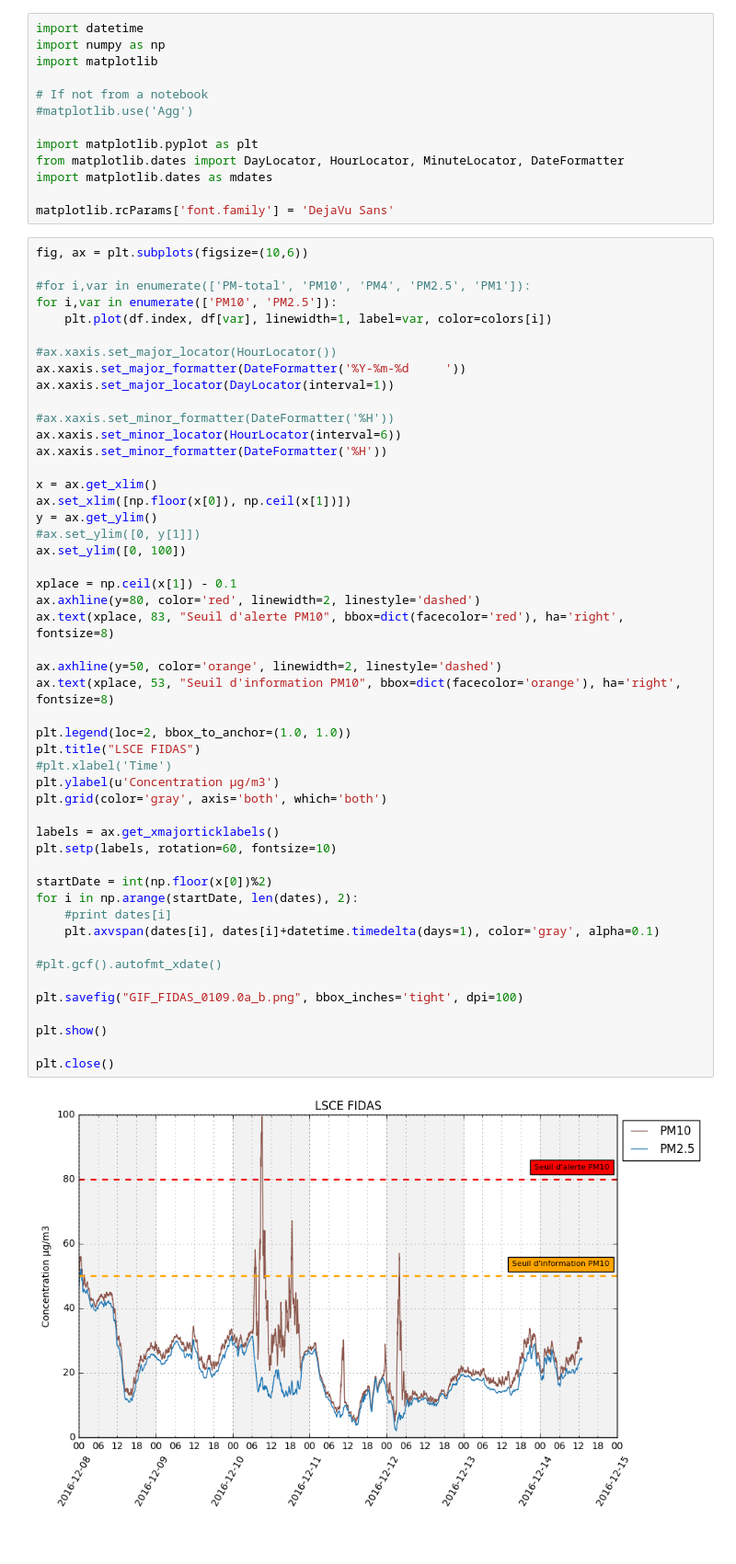
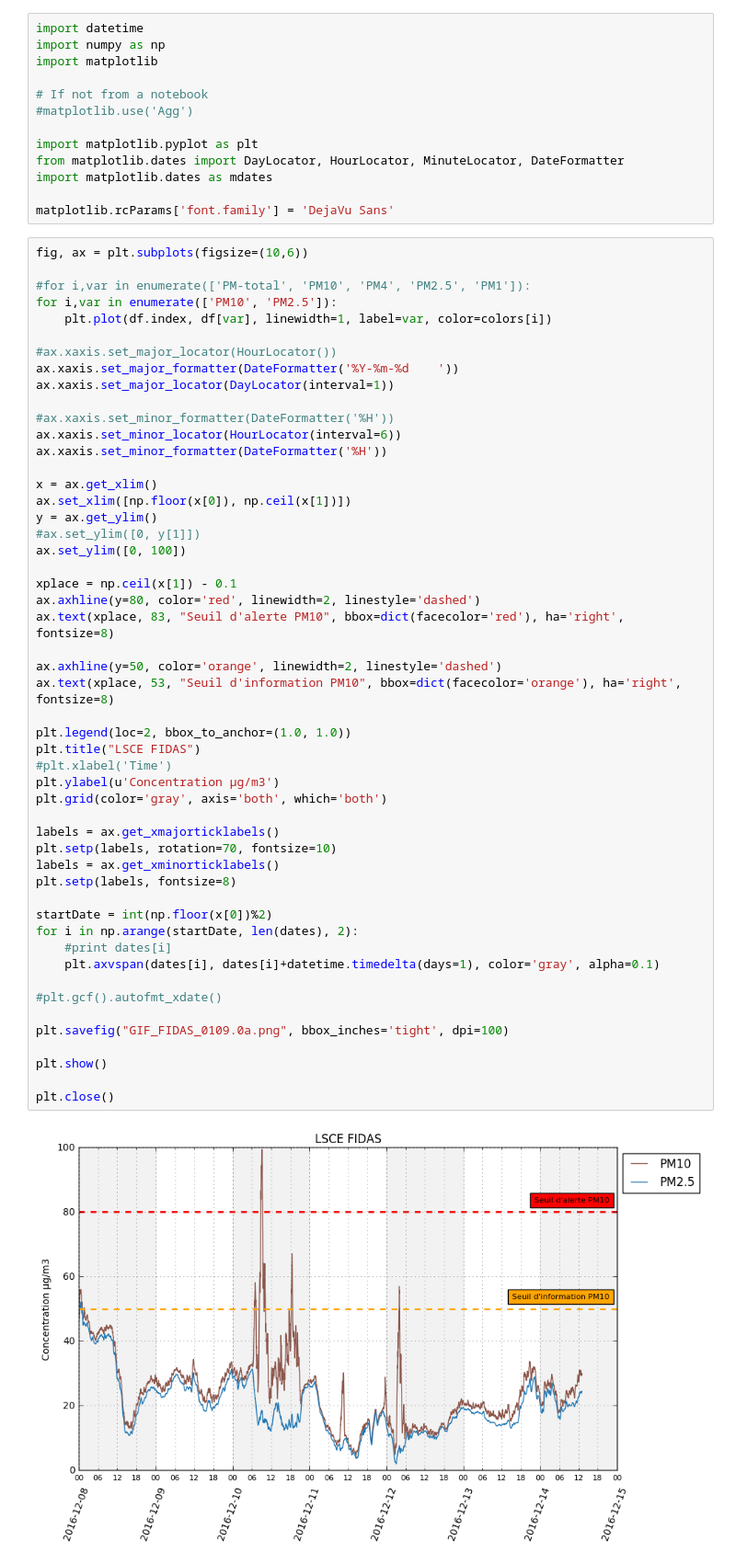
Before and after one commit to PBrockmann/FIDAS_IPython_notebooks, a Jupyter notebook: Read_01.ipynb, the cells around one changed output. Shown at 92% size. Drawn from its saved outputs; the diff is of its cells as text.

```diff
--- a/Read_01.ipynb
+++ b/Read_01.ipynb
@@ -159,7 +164,7 @@ for i,var in enumerate(['PM10', 'PM2.5']):
     plt.plot(df.index, df[var], linewidth=1, label=var, color=colors[i])
 
 #ax.xaxis.set_major_locator(HourLocator())
-ax.xaxis.set_major_formatter(DateFormatter('%Y-%m-%d     '))
+ax.xaxis.set_major_formatter(DateFormatter('%Y-%m-%d    '))
 ax.xaxis.set_major_locator(DayLocator(interval=1))
 
 #ax.xaxis.set_minor_formatter(DateFormatter('%H'))
@@ -172,33 +177,35 @@ y = ax.get_ylim()
 #ax.set_ylim([0, y[1]])
 ax.set_ylim([0, 100])
 
 xplace = np.ceil(x[1]) - 0.1
 ax.axhline(y=80, color='red', linewidth=2, linestyle='dashed')
 ax.text(xplace, 83, "Seuil d'alerte PM10", bbox=dict(facecolor='red'), ha='right', fontsize=8)
 
 ax.axhline(y=50, color='orange', linewidth=2, linestyle='dashed')
 ax.text(xplace, 53, "Seuil d'information PM10", bbox=dict(facecolor='orange'), ha='right', fontsize=8)
 
 plt.legend(loc=2, bbox_to_anchor=(1.0, 1.0))
 plt.title("LSCE FIDAS")
 #plt.xlabel('Time')
 plt.ylabel(u'Concentration μg/m3')
 plt.grid(color='gray', axis='both', which='both')
 
 labels = ax.get_xmajorticklabels()
-plt.setp(labels, rotation=60, fontsize=10)
+plt.setp(labels, rotation=70, fontsize=10)
+labels = ax.get_xminorticklabels()
+plt.setp(labels, fontsize=8)
 
 startDate = int(np.floor(x[0])%2)
 for i in np.arange(startDate, len(dates), 2):
     #print dates[i]
     plt.axvspan(dates[i], dates[i]+datetime.timedelta(days=1), color='gray', alpha=0.1)
 
 #plt.gcf().autofmt_xdate()
 
-plt.savefig("GIF_FIDAS_0109.0a_b.png", bbox_inches='tight', dpi=100)
+plt.savefig("GIF_FIDAS_0109.0a.png", bbox_inches='tight', dpi=100)
 
 plt.show()
 
 plt.close()
 # %% [output]
-[figure, old version]
+[figure, new version]
```
Also changed, not shown: parts of 2 cells of this notebook, 1 other file.
